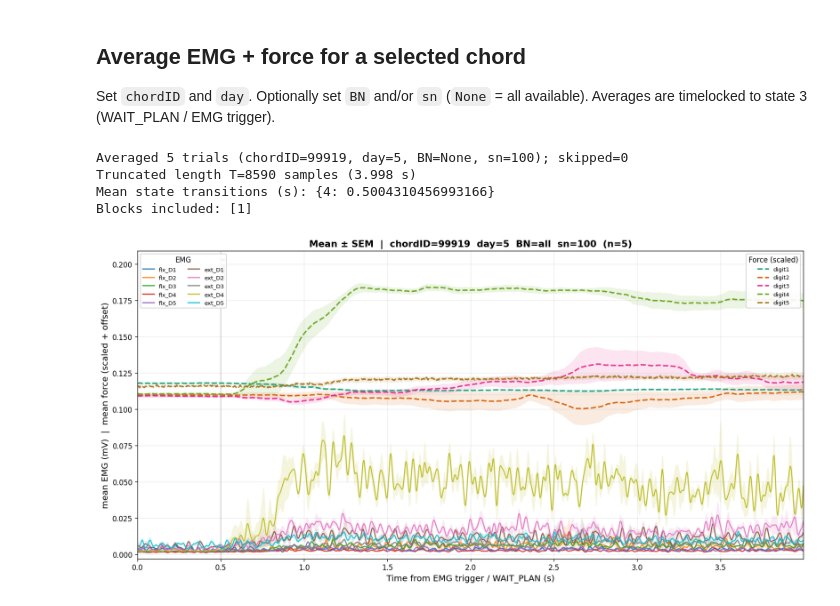
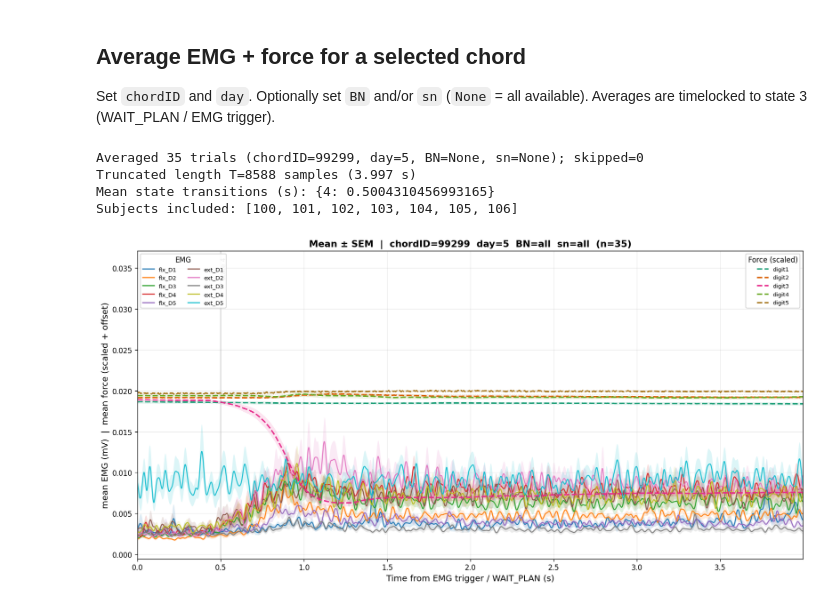
Before and after one commit to alighavam/EFC_learningEMG, a Jupyter notebook: notebooks/sanity_check.ipynb, the cells around one changed output. Cells and saved outputs as stored; diff of their text form; code cells hidden in the pictures.

```diff
--- a/notebooks/sanity_check.ipynb
+++ b/notebooks/sanity_check.ipynb
@@ -45,17 +45,17 @@ Selected sn=106  day=5  BN=8  TN=39  chordID=12129
 
 Set `chordID` and `day`. Optionally set `BN` and/or `sn` (`None` = all available). Averages are timelocked to state 3 (WAIT_PLAN / EMG trigger).
 # %%
-chordID = 99919   # required
+chordID = 99299   # required
 day = 5           # required (EMG on days 1 and 5)
 BN = None         # optional block; None = all
-sn = 100          # optional subject; None = all
+sn = None          # optional subject; None = all
 
 avg, fig, ax = sanity_check.plot_chord_average(
     analysisPath, chordID=chordID, day=day, BN=BN, sn=sn
 )
 # %% [output]
-Averaged 5 trials (chordID=99919, day=5, BN=None, sn=100); skipped=0
-Truncated length T=8590 samples (3.998 s)
-Mean state transitions (s): {4: 0.5004310456993166}
-Blocks included: [1]
+Averaged 35 trials (chordID=99299, day=5, BN=None, sn=None); skipped=0
+Truncated length T=8588 samples (3.997 s)
+Mean state transitions (s): {4: 0.5004310456993165}
+Subjects included: [100, 101, 102, 103, 104, 105, 106]
-[figure, old version]
+[figure, new version]
```
Also changed, not shown: 2 other files.
